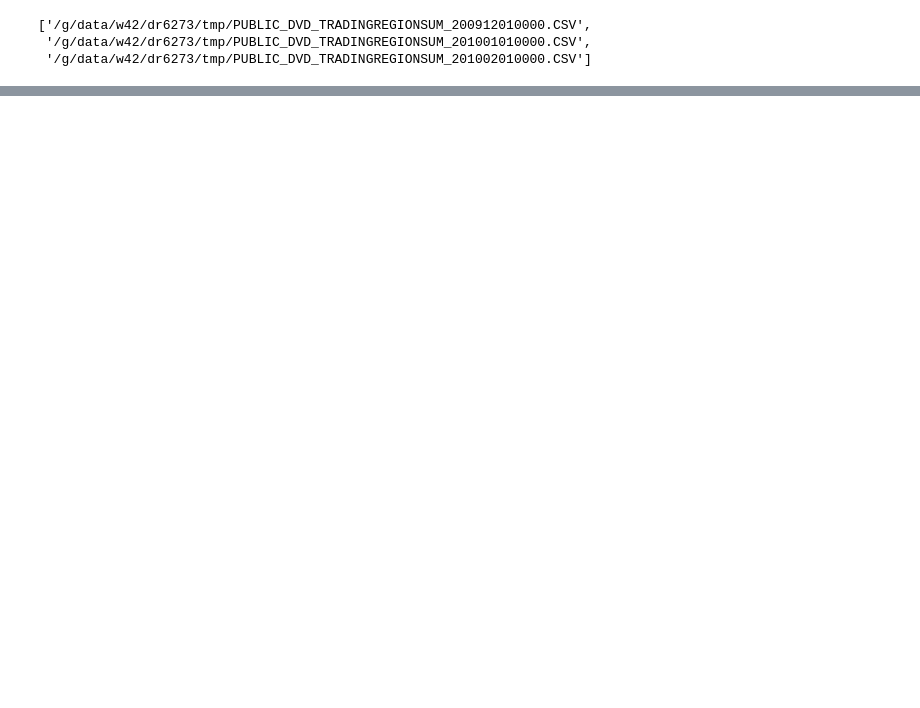
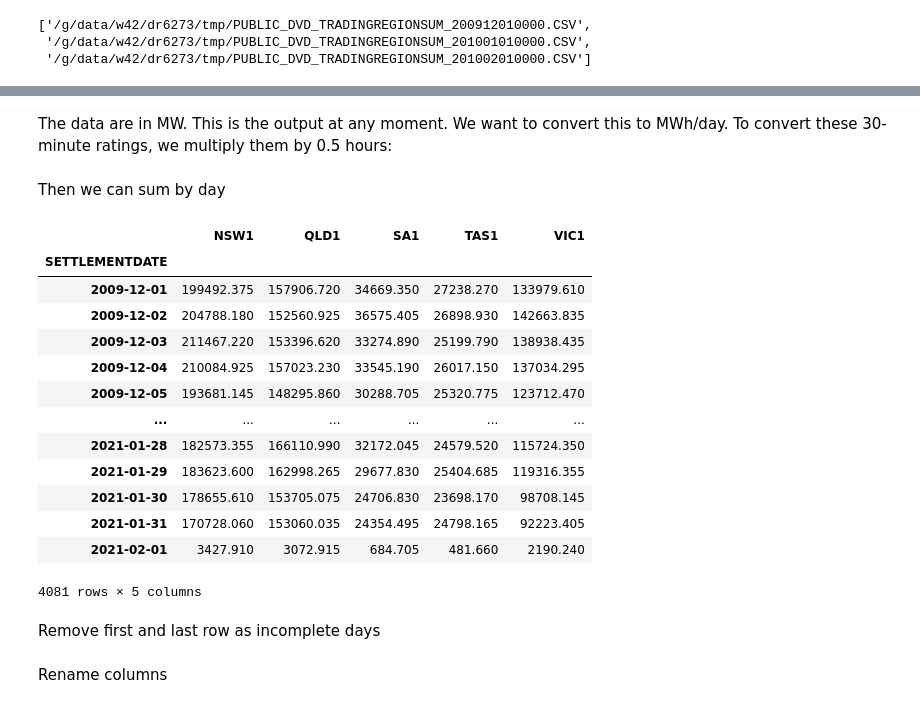
Before and after one commit to dougrichardson/demand_model, a Jupyter notebook: nemosis.ipynb, the cells around one changed output, grey strips where cells are left out. Cells and saved outputs as stored; diff of their text form; code cells hidden in the pictures; blank space fills up the shorter version.

```diff
--- a/nemosis.ipynb
+++ b/nemosis.ipynb
@@ -262,0 +79,8 @@ df.loc[df.REGIONID == "QLD1"].loc["2017-12-02"]
+# %%
+dfs = []
+for r in regions:
+    rdf = df.loc[df.REGIONID == r]
+    rdf = rdf.loc[~rdf.index.duplicated()]
+    rdf = rdf.drop("REGIONID", axis=1)
+    rdf.columns = [r]
+    dfs.append(rdf)
@@ -262,0 +91,3 @@ df.loc[df.REGIONID == "QLD1"].loc["2017-12-02"]
+# %%
+dem = pd.concat(dfs, axis=1)
+dem
@@ -262,0 +109,27 @@ df.loc[df.REGIONID == "QLD1"].loc["2017-12-02"]
+# %% [markdown]
+The data are in MW. This is the output at any moment. We want to convert this to MWh/day. To convert these 30-minute ratings, we multiply them by 0.5 hours:
+# %%
+dem_mwh = dem / 2
+# %% [markdown]
+Then we can sum by day
+# %%
+dem_daily = dem_mwh.resample("D").sum()
+# %%
+dem_daily
+# %% [output]
+|  | NSW1 | QLD1 | SA1 | TAS1 | VIC1 |
+| SETTLEMENTDATE |  |  |  |  |  |
+| 2009-12-01 | 199492.375 | 157906.720 | 34669.350 | 27238.270 | 133979.610 |
+| 2009-12-02 | 204788.180 | 152560.925 | 36575.405 | 26898.930 | 142663.835 |
+| 2009-12-03 | 211467.220 | 153396.620 | 33274.890 | 25199.790 | 138938.435 |
+| 2009-12-04 | 210084.925 | 157023.230 | 33545.190 | 26017.150 | 137034.295 |
+| 2009-12-05 | 193681.145 | 148295.860 | 30288.705 | 25320.775 | 123712.470 |
+| ... | ... | ... | ... | ... | ... |
+| 2021-01-28 | 182573.355 | 166110.990 | 32172.045 | 24579.520 | 115724.350 |
+| 2021-01-29 | 183623.600 | 162998.265 | 29677.830 | 25404.685 | 119316.355 |
+| 2021-01-30 | 178655.610 | 153705.075 | 24706.830 | 23698.170 | 98708.145 |
+| 2021-01-31 | 170728.060 | 153060.035 | 24354.495 | 24798.165 | 92223.405 |
+| 2021-02-01 | 3427.910 | 3072.915 | 684.705 | 481.660 | 2190.240 |
+4081 rows × 5 columns
+# %% [markdown]
+Remove first and last row as incomplete days
@@ -262,0 +138,2 @@ df.loc[df.REGIONID == "QLD1"].loc["2017-12-02"]
+# %% [markdown]
+Rename columns
```
Also changed, not shown: parts of 52 cells of this notebook.
